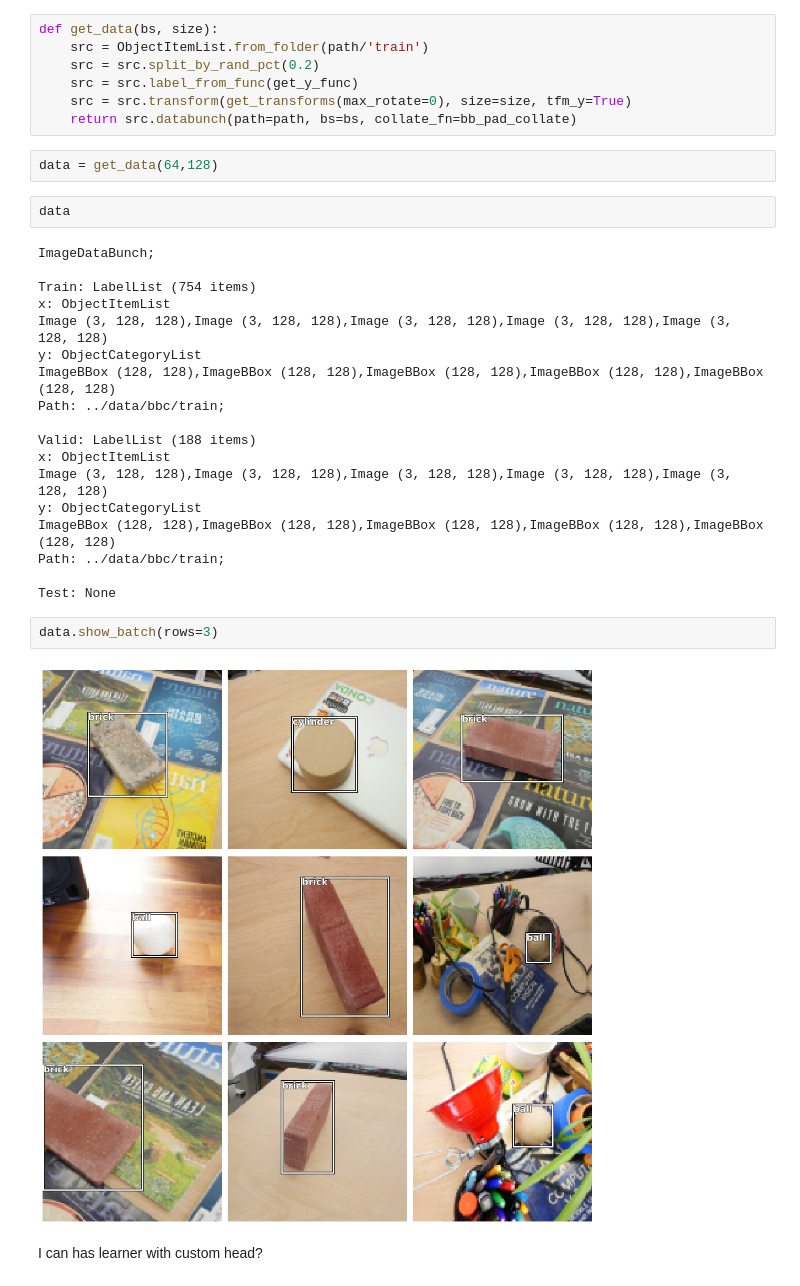
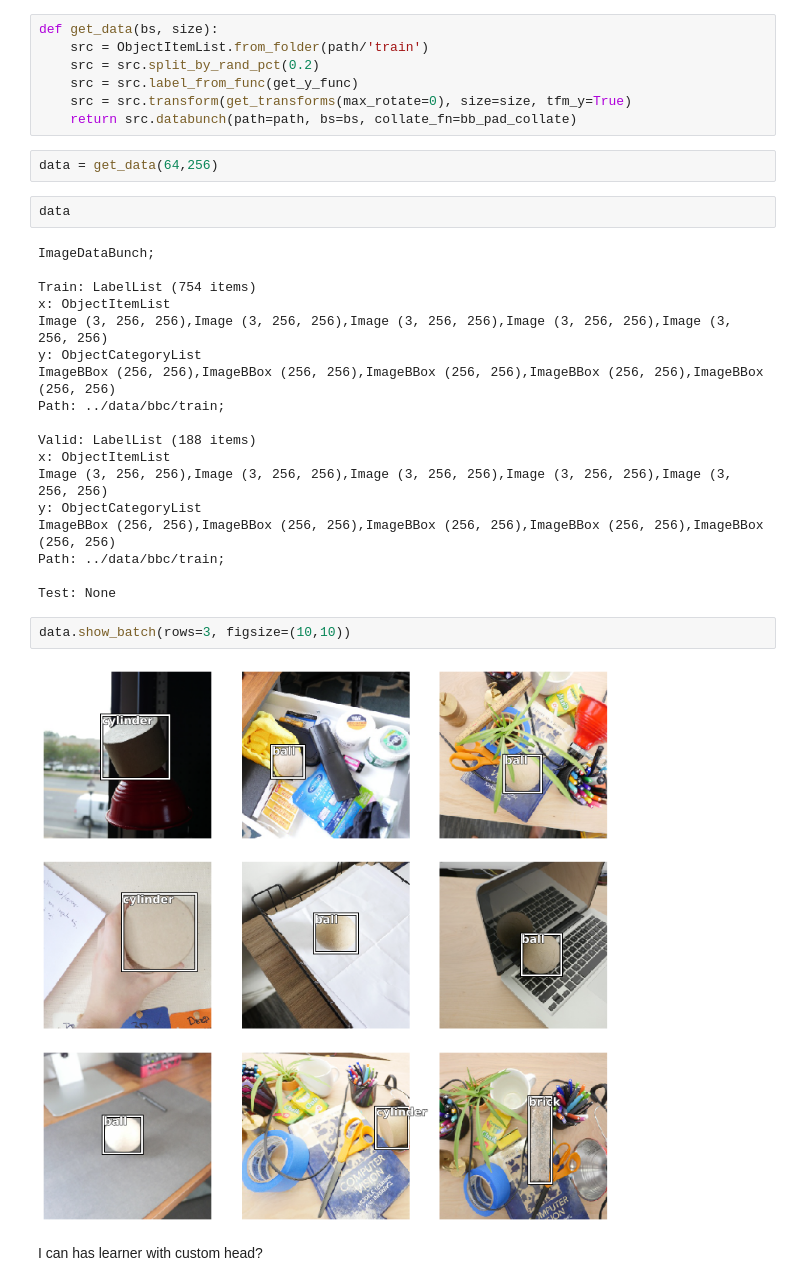
Before and after one commit to unccv/deep_learning_for_computer_vision, a Jupyter notebook: dev/BBC Experiment [Part 2 - Object Detection].ipynb, the cells around one changed output. Cells and saved outputs as stored; diff of their text form.

```diff
--- a/dev/BBC Experiment [Part 2 - Object Detection].ipynb
+++ b/dev/BBC Experiment [Part 2 - Object Detection].ipynb
@@ -82,7 +88,7 @@ def get_data(bs, size):
     src = src.transform(get_transforms(max_rotate=0), size=size, tfm_y=True)
     return src.databunch(path=path, bs=bs, collate_fn=bb_pad_collate)
 # %%
-data = get_data(64,128)
+data = get_data(64,256)
 # %%
 data
 # %% [output]
@@ -90,23 +96,23 @@ ImageDataBunch;
 
 Train: LabelList (754 items)
 x: ObjectItemList
-Image (3, 128, 128),Image (3, 128, 128),Image (3, 128, 128),Image (3, 128, 128),Image (3, 128, 128)
+Image (3, 256, 256),Image (3, 256, 256),Image (3, 256, 256),Image (3, 256, 256),Image (3, 256, 256)
 y: ObjectCategoryList
-ImageBBox (128, 128),ImageBBox (128, 128),ImageBBox (128, 128),ImageBBox (128, 128),ImageBBox (128, 128)
+ImageBBox (256, 256),ImageBBox (256, 256),ImageBBox (256, 256),ImageBBox (256, 256),ImageBBox (256, 256)
 Path: ../data/bbc/train;
 
 Valid: LabelList (188 items)
 x: ObjectItemList
-Image (3, 128, 128),Image (3, 128, 128),Image (3, 128, 128),Image (3, 128, 128),Image (3, 128, 128)
+Image (3, 256, 256),Image (3, 256, 256),Image (3, 256, 256),Image (3, 256, 256),Image (3, 256, 256)
 y: ObjectCategoryList
-ImageBBox (128, 128),ImageBBox (128, 128),ImageBBox (128, 128),ImageBBox (128, 128),ImageBBox (128, 128)
+ImageBBox (256, 256),ImageBBox (256, 256),ImageBBox (256, 256),ImageBBox (256, 256),ImageBBox (256, 256)
 Path: ../data/bbc/train;
 
 Test: None
 # %%
-data.show_batch(rows=3)
+data.show_batch(rows=3, figsize=(10,10))
 # %% [output]
-[figure, old version]
+[figure, new version]
 # %% [markdown]
 I can has learner with custom head?
 # %%
```
Also changed, not shown: parts of 38 cells of this notebook, 1 other file.
